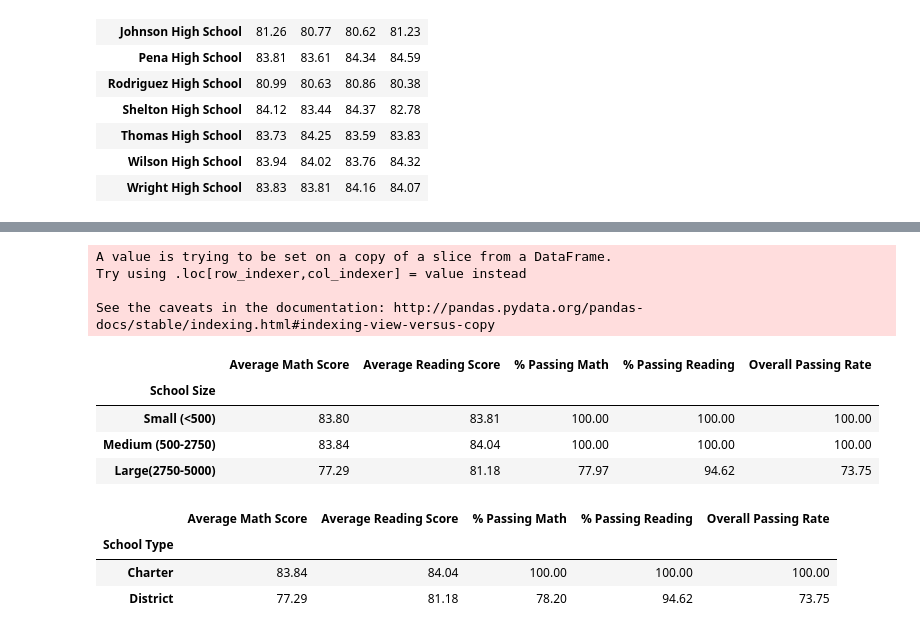
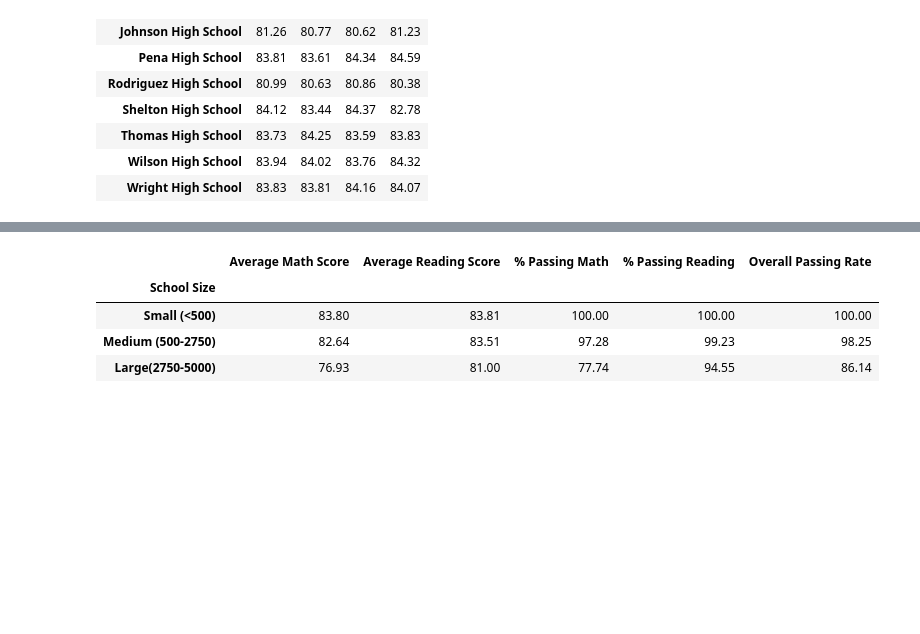
Before and after one commit to risatino/academy-of-py, a Jupyter notebook: Data Analysis/AcademyOfPyAnalysis.ipynb, the cells around one changed output, grey strips where cells are left out. Saved outputs shown, nothing was run; the diff lists cells and outputs as text; code cells hidden in the pictures; blank space fills up the shorter version.

```diff
--- a/Data Analysis/UpdatedAcademyOfPyAnalysis.ipynb
+++ b/Data Analysis/AcademyOfPyAnalysis.ipynb
@@ -10,12 +10,12 @@ students_rdata = "raw_data/students_complete.csv"
 # format decimals
 pd.options.display.float_format = '{:,.2f}'.format
 
-# read Schools data
-schools_pd = pd.read_csv(schools_rdata)
-schools_pd.head()
+# read schools data
+schools_df = pd.read_csv(schools_rdata)
+schools_df.head()
 
 # rename column 'name' to 'school'
-school = schools_pd.rename(columns={"name": "school"})
+school = schools_df.rename(columns={"name": "school"})
 school.head()
 # %% [output]
 |  | School ID | school | type | size | budget |
@@ -25,5 +25,6 @@ school.head()
 | 3 | 3 | Hernandez High School | District | 4635 | 3022020 |
 | 4 | 4 | Griffin High School | Charter | 1468 | 917500 |
 # %%
-# read Students data
-students_pd = pd.read_csv(students_rdata)
+# read students data
+students_df = pd.read_csv(students_rdata)
+students_df.head()
@@ -283,36 +252,25 @@ See the caveats in the documentation: http://pandas.pydata.org/pandas-docs/stabl
 # %%
-# Scores by School Size
-bins = [0, 500, 2750, 5000]
+# scores by school size
+school_size_bins = [0, 500, 2750, 5000]
+school_size_labels = ["Small (<500)", "Medium (500-2750)", "Large(2750-5000)"]
+school_size_categories = pd.cut(pass_count_merge_df["size"], school_size_bins, labels=school_size_labels)
 
-group_names = ["Small (<500)", "Medium (500-2750)", "Large(2750-5000)"]
+breakdown_by_size_df = pd.DataFrame({'School Size':school_size_categories,
+                                        'Average Math Score':aves_merge_df['math_score'],
+                                        'Average Reading Score':aves_merge_df['reading_score'],
+                                        '% Passing Math':pass_count_merge_df['% Passing Math'],
+                                        '% Passing Reading':pass_count_merge_df['% Passing Reading'],
+                                        'Overall Passing Rate':pass_count_merge_df['% Overall Passing']})
 
-pd.cut(school_summary["Total Students"], bins, labels=group_names)
+grouped_breakdown_by_size_df = breakdown_by_size_df.groupby(['School Size'])
 
-school_summary["School Size"] = pd.cut(school_summary["Total Students"], bins, labels=group_names)
-school_summary
-
-size_group = school_summary.groupby("School Size")["Average Math Score","Average Reading Score","% Passing Math","% Passing Reading","Overall Passing Rate"]
-size_group.max()
+size_comparison = grouped_breakdown_by_size_df.mean()
+size_comparison = size_comparison[['Average Math Score', 'Average Reading Score', '% Passing Math',
+                                   '% Passing Reading', 'Overall Passing Rate']]
+size_comparison
 # %% [output]
-A value is trying to be set on a copy of a slice from a DataFrame.
-Try using .loc[row_indexer,col_indexer] = value instead
-
-See the caveats in the documentation: http://pandas.pydata.org/pandas-docs/stable/indexing.html#indexing-view-versus-copy
 |  | Average Math Score | Average Reading Score | % Passing Math | % Passing Reading | Overall Passing Rate |
 | School Size |  |  |  |  |  |
 | Small (<500) | 83.80 | 83.81 | 100.00 | 100.00 | 100.00 |
-| Medium (500-2750) | 83.84 | 84.04 | 100.00 | 100.00 | 100.00 |
-| Large(2750-5000) | 77.29 | 81.18 | 77.97 | 94.62 | 73.75 |
+| Medium (500-2750) | 82.64 | 83.51 | 97.28 | 99.23 | 98.25 |
+| Large(2750-5000) | 76.93 | 81.00 | 77.74 | 94.55 | 86.14 |
-# %%
-# Scores by School Type (District/Charter)
-bins = ["Charter", "District"]
-
-group_names = ["Charter", "District"]
-
-size_group = school_summary.groupby("School Type")["Average Math Score","Average Reading Score","% Passing Math","% Passing Reading","Overall Passing Rate"]
-size_group.max()
-# %% [output]
-|  | Average Math Score | Average Reading Score | % Passing Math | % Passing Reading | Overall Passing Rate |
-| School Type |  |  |  |  |  |
-| Charter | 83.84 | 84.04 | 100.00 | 100.00 | 100.00 |
-| District | 77.29 | 81.18 | 78.20 | 94.62 | 73.75 |
```
Also changed, not shown: parts of 13 cells of this notebook.
